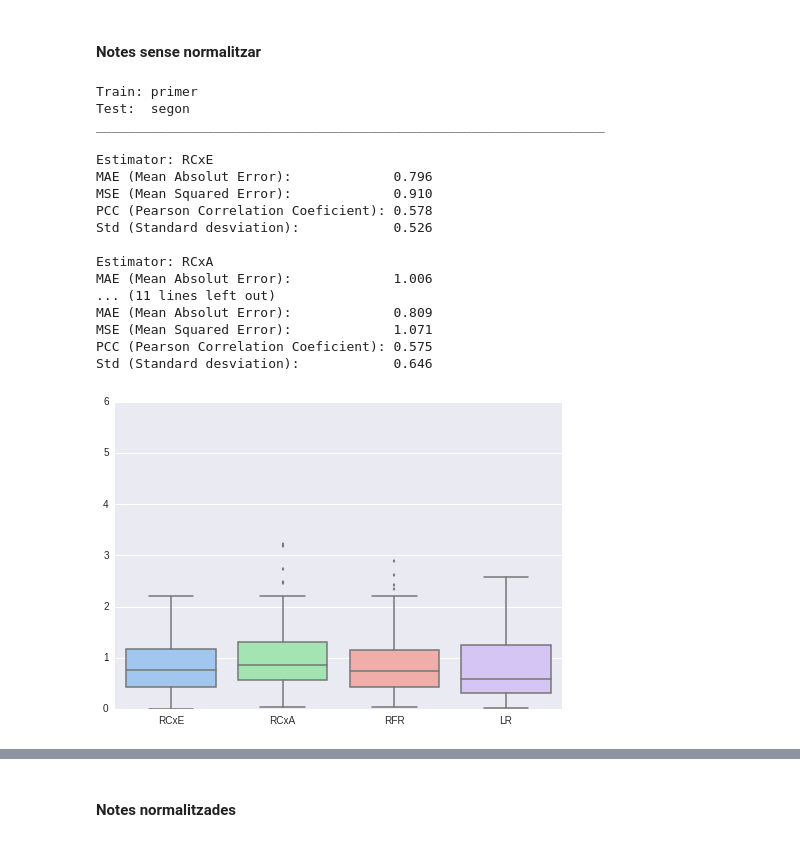
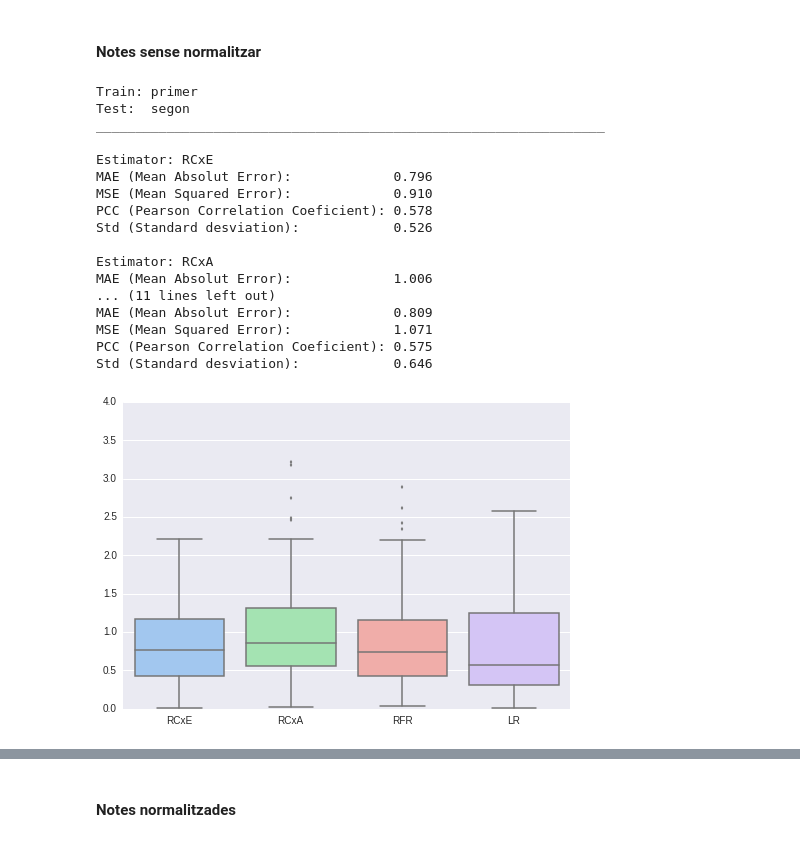
Before and after one commit to pid-ub/pid-UB, a Jupyter notebook: questions/questions-xavi/Question2-recomender.ipynb, the cells around one changed output, grey strips where cells are left out. Drawn from its saved outputs; the diff is of its cells as text; code cells hidden in the pictures.

```diff
--- a/questions/questions-xavi/Question2-recomender.ipynb
+++ b/questions/questions-xavi/Question2-recomender.ipynb
@@ -271,35 +271,35 @@ estimators_lbl = ['RCxE', # Recomanador col·laboratiu per estudiant
 # %%
 print "Train: primer"
 print "Test:  segon"
 print "_________________________________________________________________"
 print
 rs = []
 for lbl,e  in zip(estimators_lbl, estimators):
     print "Estimator:", lbl
     rs.append(benchmark(primer.values, segon.values, e))
     print
 g = sbn.boxplot(rs, color='pastel', names=estimators_lbl)
-g.set(ylim=(0, 6))
+g.set(ylim=(0, 4))
 sbn.despine(trim=True)
 # %% [output]
 Train: primer
 Test:  segon
 _________________________________________________________________
 
 Estimator: RCxE
 MAE (Mean Absolut Error):             0.796
 MSE (Mean Squared Error):             0.910
 PCC (Pearson Correlation Coeficient): 0.578
 Std (Standard desviation):            0.526
 
 Estimator: RCxA
 MAE (Mean Absolut Error):             1.006
 ... (11 lines left out)
 MAE (Mean Absolut Error):             0.809
 MSE (Mean Squared Error):             1.071
 PCC (Pearson Correlation Coeficient): 0.575
 Std (Standard desviation):            0.646
-[figure, old version]
+[figure, new version]
 # %%
 print "Train: primer + segon"
 print "Test:  tercer"
```
Also changed, not shown: parts of 4 cells of this notebook, 3 other files.
